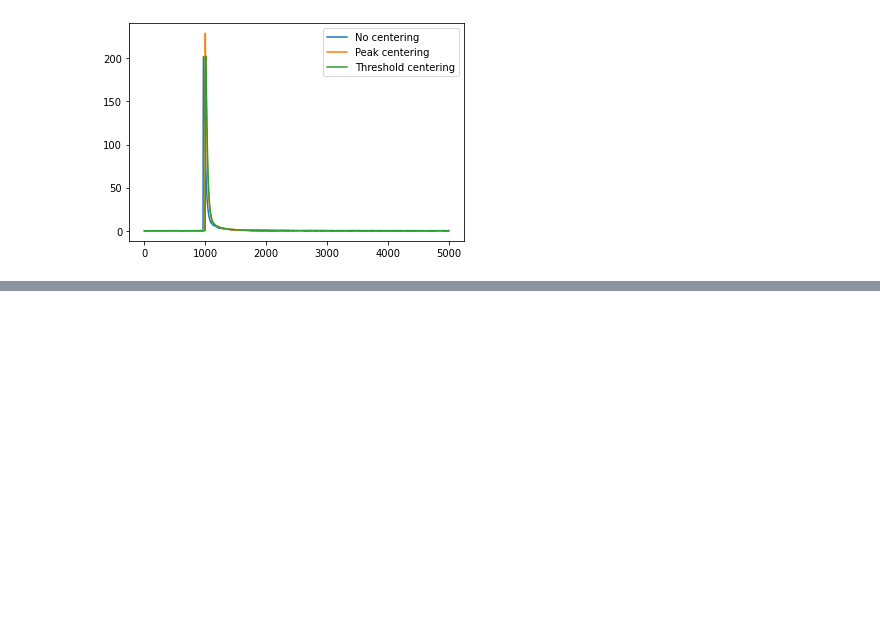
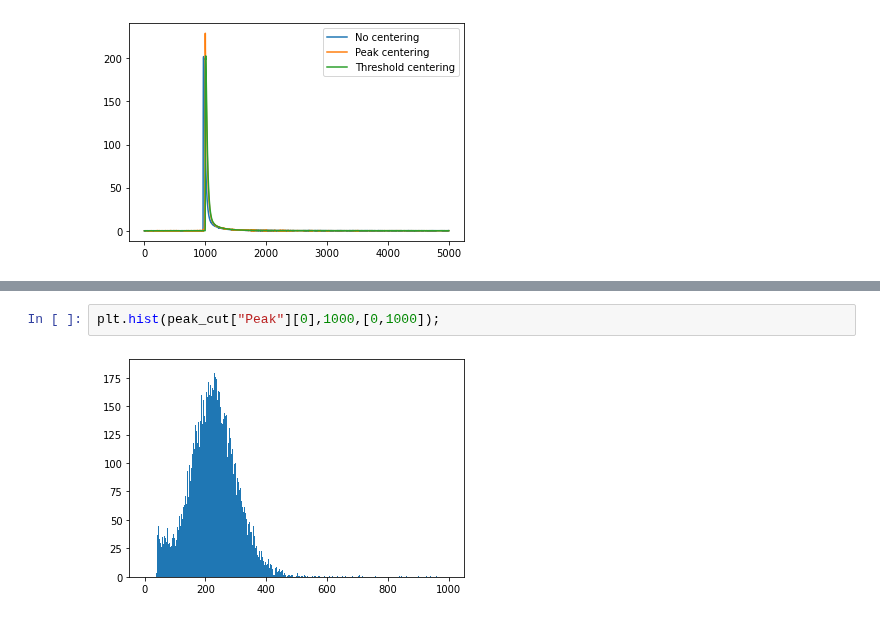
Before and after one commit to CIEMAT-Neutrino/SCINT, a Jupyter notebook: joython/joython_notebooks/Cuts.ipynb, the cells around one changed output, grey strips where cells are left out. Cells and saved outputs as stored; diff of their text form; blank space fills up the shorter version.

```diff
--- a/joython/joython_notebooks/Cuts.ipynb
+++ b/joython/joython_notebooks/Cuts.ipynb
@@ -56,0 +115,4 @@ AvWvf_Center_Rise
+# %%
+plt.hist(peak_cut["Peak"][0],1000,[0,1000]);
+# %% [output]
+[figure, added]
```
Also changed, not shown: parts of 5 cells of this notebook, 10 other files.
